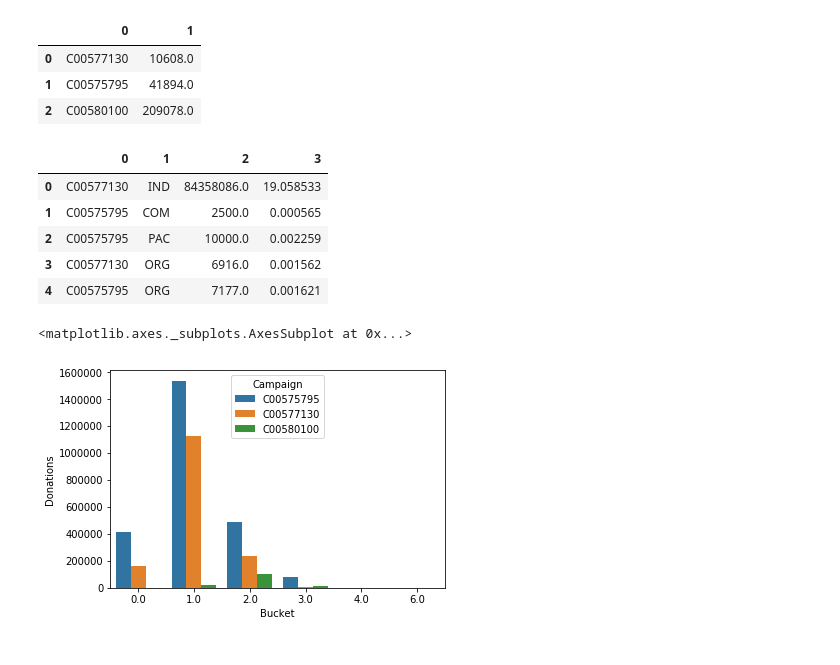
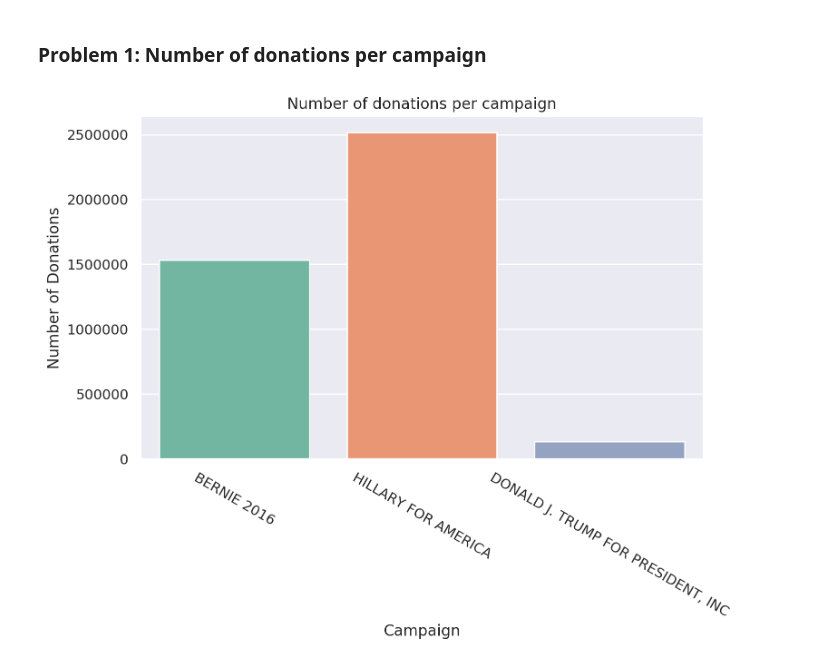
Before and after one commit to mnvsngv/cs696-bigdata, a Jupyter notebook: Assignment 4/Assignment 4.ipynb, the cells around one changed output. Drawn from its saved outputs; the diff is of its cells as text; code cells hidden in the pictures.

Commit message:
A4: Added results from AWS, graphs, and comments

```diff
--- a/Assignment 4/Assignment 4.ipynb
+++ b/Assignment 4/Assignment 4.ipynb
@@ -121,25 +135,21 @@ problem1_df.head()
-# %%
-problem2_df = pd.read_csv('./2.csv', header=None)
-problem2_df.head()
-# %% [output]
-|  | 0 | 1 |
-| 0 | C00577130 | 10608.0 |
-| 1 | C00575795 | 41894.0 |
-| 2 | C00580100 | 209078.0 |
-# %%
-problem3_df = pd.read_csv('./3.csv', header=None)
-problem3_df.head()
-# %% [output]
-|  | 0 | 1 | 2 | 3 |
-| 0 | C00577130 | IND | 84358086.0 | 19.058533 |
-| 1 | C00575795 | COM | 2500.0 | 0.000565 |
-| 2 | C00575795 | PAC | 10000.0 | 0.002259 |
-| 3 | C00577130 | ORG | 6916.0 | 0.001562 |
-| 4 | C00575795 | ORG | 7177.0 | 0.001621 |
-# %%
-problem4_df = pd.read_csv('./4.csv', names=['Campaign', 'Bucket', 'Donations'])
-problem4_df.head()
-sns.barplot(x='Bucket', y='Donations', hue='Campaign', data=problem4_df)
-# %% [output]
-<matplotlib.axes._subplots.AxesSubplot at 0x...>
-[figure, removed]
+# %%
+def plot_large():
+    plt.figure(dpi=200, figsize=(8, 5))
+
+campaign_ids = {'C00575795': 'HILLARY FOR AMERICA',
+                'C00577130': 'BERNIE 2016',
+                'C00580100': 'DONALD J. TRUMP FOR PRESIDENT, INC'}
+
+sns.set(palette='Set2')
+# %% [markdown]
+### Problem 1: Number of donations per campaign
+# %%
+problem1_df = pd.read_csv('./1.csv', names=['Campaign', 'Number of Donations'])
+problem1_df['Campaign'] = [campaign_ids[id_number] for id_number in problem1_df['Campaign']]
+
+plot_large()
+sns.barplot(x='Campaign', y='Number of Donations', data=problem1_df)
+plt.xticks(rotation=-30)
+plt.title('Number of donations per campaign');
+# %% [output]
+[figure, added]
```
Also changed, not shown: parts of 14 cells of this notebook, 5 other files.
